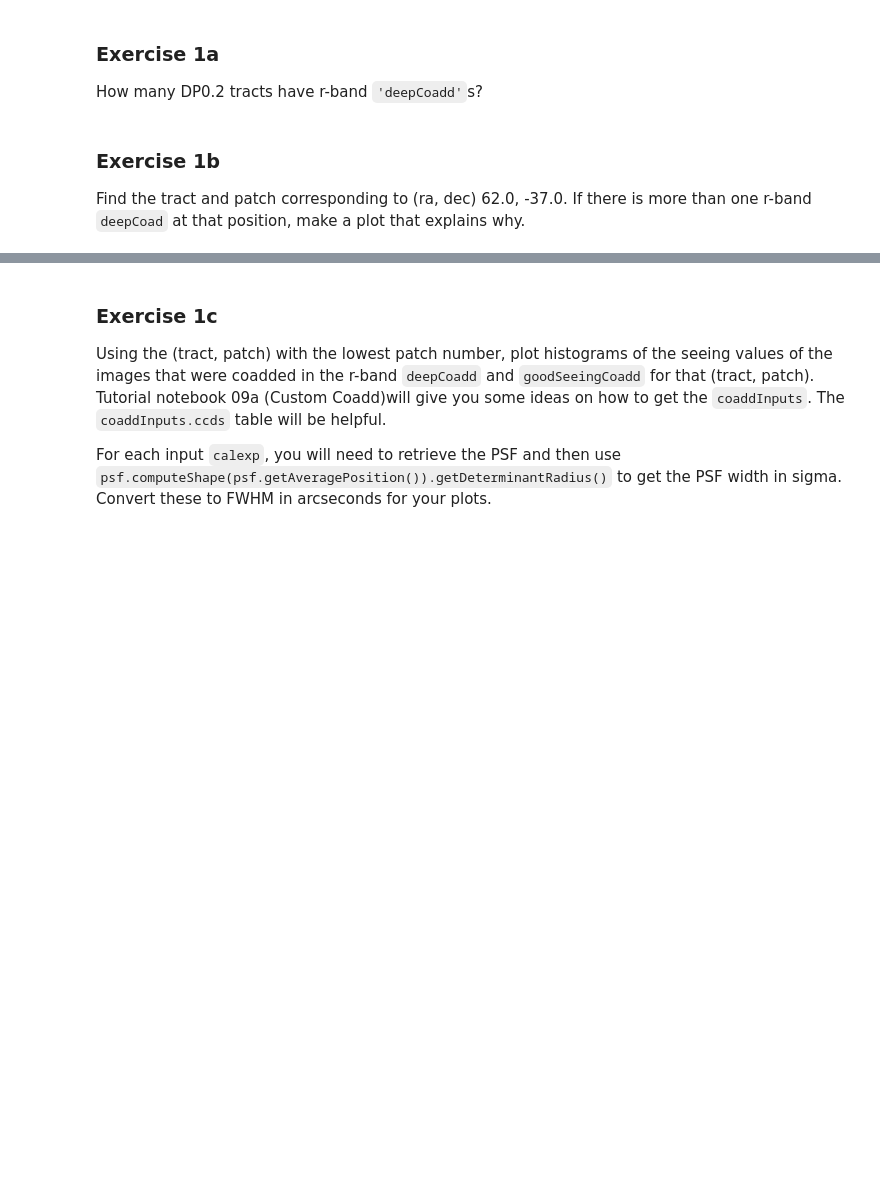
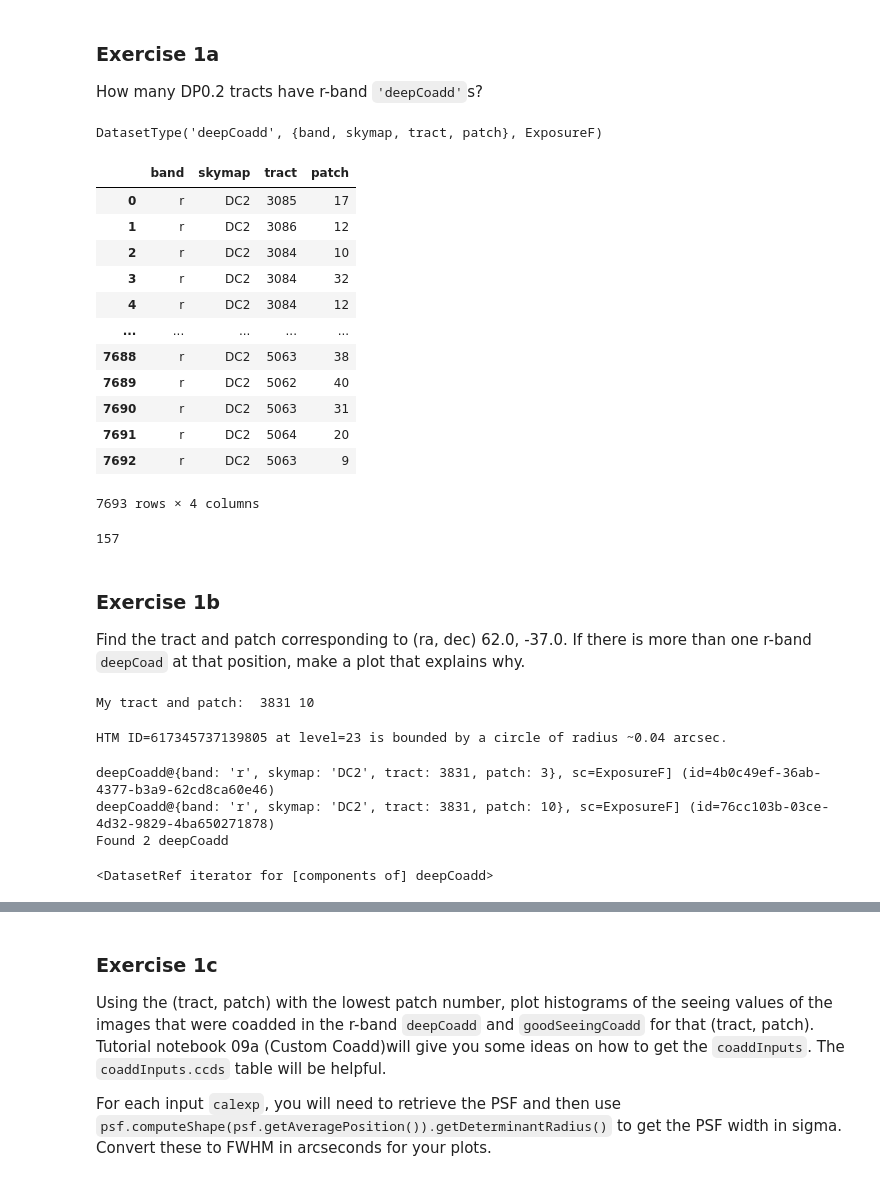
Before and after one commit to ykwang1/astr597-survey-science, a Jupyter notebook: HW/HW3.ipynb, the cells around one changed output, grey strips where cells are left out. Drawn from its saved outputs; the diff is of its cells as text; code cells hidden in the pictures; blank space fills up the shorter version.

```diff
--- a/HW/HW3.ipynb
+++ b/HW/HW3.ipynb
@@ -33,0 +37,5 @@ How many DP0.2 tracts have r-band `'deepCoadd'`s?
+# %%
+dt_deepCoadd = registry.getDatasetType('deepCoadd')
+print(dt_deepCoadd)
+# %% [output]
+DatasetType('deepCoadd', {band, skymap, tract, patch}, ExposureF)
@@ -34,4 +44,43 @@ How many DP0.2 tracts have r-band `'deepCoadd'`s?
+# %%
+datasetType = 'deepCoadd'
+dataId = {'band': 'r'}
+datasetRefs = registry.queryDatasets(datasetType, dataId=dataId)
+
+df = pd.DataFrame([ref.dataId for ref in datasetRefs])
+df
+# %% [output]
+|  | band | skymap | tract | patch |
+| 0 | r | DC2 | 3085 | 17 |
+| 1 | r | DC2 | 3086 | 12 |
+| 2 | r | DC2 | 3084 | 10 |
+| 3 | r | DC2 | 3084 | 32 |
+| 4 | r | DC2 | 3084 | 12 |
+| ... | ... | ... | ... | ... |
+| 7688 | r | DC2 | 5063 | 38 |
+| 7689 | r | DC2 | 5062 | 40 |
+| 7690 | r | DC2 | 5063 | 31 |
+| 7691 | r | DC2 | 5064 | 20 |
+| 7692 | r | DC2 | 5063 | 9 |
+7693 rows × 4 columns
+# %%
+len(df['tract'].unique())
+# %% [output]
+157
 # %% [markdown]
 ### Exercise 1b
 
 Find the tract and patch corresponding to (ra, dec) 62.0, -37.0.  If there is more than one r-band `deepCoad` at that position, make a plot that explains why.
+# %%
+my_ra_deg = 62
+my_dec_deg = -37
+my_filter = 'r'
+
+my_spherePoint = lsst.geom.SpherePoint(my_ra_deg*lsst.geom.degrees, my_dec_deg*lsst.geom.degrees)
+
+skymap = butler.get('skyMap')
+tract = skymap.findTract(my_spherePoint)
+my_tract = tract.tract_id
+my_patch = tract.findPatch(my_spherePoint).getSequentialIndex()
+print('My tract and patch: ', my_tract, my_patch)
+# %% [output]
+My tract and patch:  3831 10
@@ -37,0 +97,25 @@ Find the tract and patch corresponding to (ra, dec) 62.0, -37.0.  If there is mo
+# %%
+circle = pixelization.triangle(htm_id).getBoundingCircle()
+scale = circle.getOpeningAngle().asDegrees()*3600.
+level = pixelization.getLevel()
+print(f'HTM ID={htm_id} at level={level} is bounded by a circle of radius ~{scale:0.2f} arcsec.')
+# %% [output]
+HTM ID=617345737139805 at level=23 is bounded by a circle of radius ~0.04 arcsec.
+# %%
+datasetRefs = registry.queryDatasets("deepCoadd", htm20=htm_id, dataId=dataId)
+
+for i, ref in enumerate(datasetRefs):
+    print(ref)
+    if i > 6:
+        print('...')
+        break
+
+print(f"Found {len(list(datasetRefs))} deepCoadd")
+# %% [output]
+deepCoadd@{band: 'r', skymap: 'DC2', tract: 3831, patch: 3}, sc=ExposureF] (id=4b0c49ef-36ab-4377-b3a9-62cd8ca60e46)
+deepCoadd@{band: 'r', skymap: 'DC2', tract: 3831, patch: 10}, sc=ExposureF] (id=76cc103b-03ce-4d32-9829-4ba650271878)
+Found 2 deepCoadd
+# %%
+datasetRefs
+# %% [output]
+<DatasetRef iterator for [components of] deepCoadd>
```
Also changed, not shown: parts of 12 cells of this notebook.
